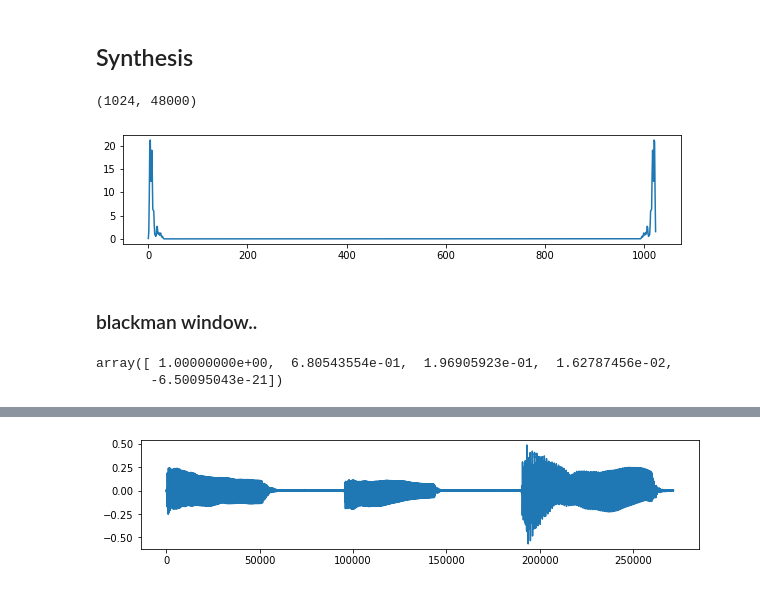
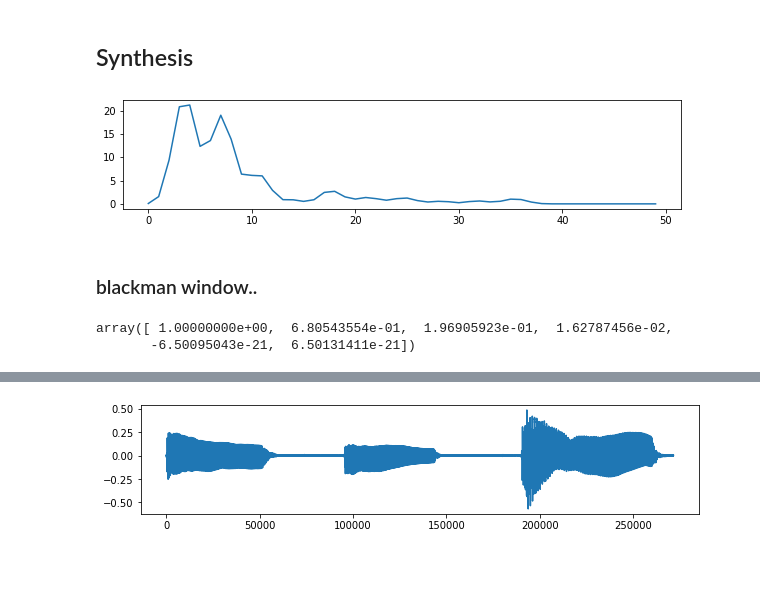
Before and after one commit to jhartquist/rtma, a Jupyter notebook: nbs/04_sine_model.ipynb, the cells around one changed output, grey strips where cells are left out. Saved outputs shown, nothing was run; the diff lists cells and outputs as text; code cells hidden in the pictures.

Commit message:
sine model works

```diff
--- a/nbs/04_sine_model.ipynb
+++ b/nbs/04_sine_model.ipynb
@@ -150,2 +122,4 @@ array([ 0,  1,  2,  3,  4,  5,  6,  7,  8,  9, 10, 11, 12, 13, 14, 15, 16,
-# %%
-ipeak_p = np.interp(ipeak_i, arg2, px1)
+# %%
+idx = np.arange(phases.size)
+ipeak_phase = np.interp(ipeak_i, idx, phases)
+ipeak_phase
@@ -161,17 +138,12 @@ plt.plot(ipeak_i, ipeak_p, c='r', linestyle='', marker='x')
 # %% [markdown]
 ## Synthesis
-# %%
-n_fft, sr
-# %% [output]
-(1024, 48000)
 # %%
 def sinc(x, N):
     y = np.sin(N * x/2) / np.sin(x/2)                  # compute the sinc function
     y[np.isnan(y)] = N                                 # avoid NaN if x == 0
     return y
 
-def genBhLobe(x):
-    N = 512                                                 # size of fft to use
+def genBhLobe(x, N=512):
     f = x*np.pi*2/N                                         # frequency sampling
     df = 2*np.pi/N
     y = np.zeros(x.size)                                    # initialize window
@@ -181,12 +153,15 @@ def genBhLobe(x):
     y = y/N/consts[0]                                       # normalize
     return y
 # %%
-def generate_sine_spectrum(ipeak_f, ipeak_v, ipeak_p, N, fs):
+def generate_sine_spectrum(ipeak_f, ipeak_m, ipeak_p, N, fs):
     Y = np.zeros(N, dtype=np.complex64)
     hN = N//2
-    ipeak_i = ipeak_freq * N / fs
-    assert (ipeak_i > 0).all() and (ipeak_i < hN-1).all() # not sure
-    for i, mag, phase in zip(ipeak_i, ipeak_v, ipeak_p):
+
+    ipeak_i = ipeak_f * N / fs
+    assert (ipeak_i > 0).all()  # not sure
+    assert (ipeak_i <= hN).all(), f'{ipeak_i.max(), hN}'
+
+    for i, mag, phase in zip(ipeak_i, ipeak_m, ipeak_p):
         bin_remainder = round(i) - i
         lb = np.arange(bin_remainder-4, bin_remainder+5)
         lmag = genBhLobe(lb) * 10**(mag/20)
@@ -208,16 +183,16 @@ def generate_sine_spectrum(ipeak_f, ipeak_v, ipeak_p, N, fs):
     return Y
 
 
-Y = generate_sine_spectrum(ipeak_freq, ipeak_v, ipeak_p, n_fft, sr)
+Y = generate_sine_spectrum(ipeak_freq, ipeak_mag, ipeak_phase, n_fft, sr)
 # %%
-plot(abs(Y))
+plot(abs(Y)[:50])
 # %% [output]
-[figure, old version]
+[figure, new version]
 # %% [markdown]
 ### blackman window..
 # %%
-bh = genBhLobe(np.arange(20))
-bh[:5]
+bh = genBhLobe(np.arange(6))
+bh[:6]
 # %% [output]
 array([ 1.00000000e+00,  6.80543554e-01,  1.96905923e-01,  1.62787456e-02,
-       -6.50095043e-21])
+       -6.50095043e-21,  6.50131411e-21])
```
Also changed, not shown: parts of 44 cells of this notebook.
